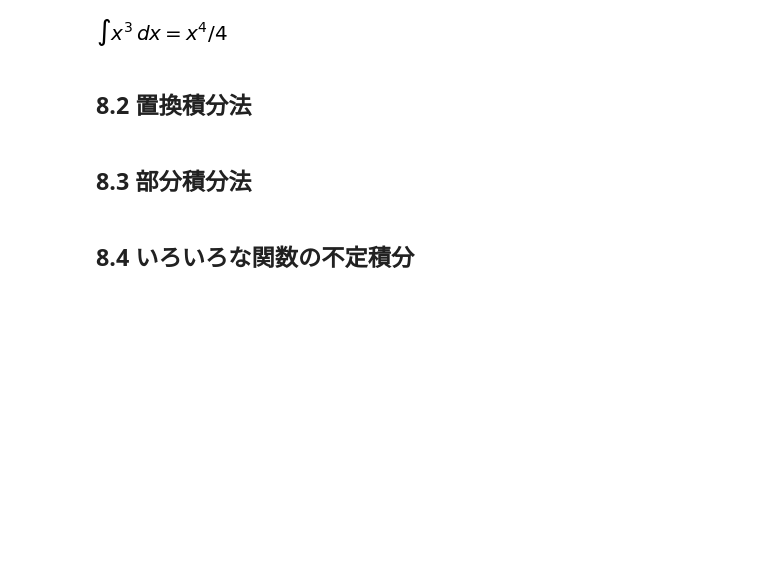
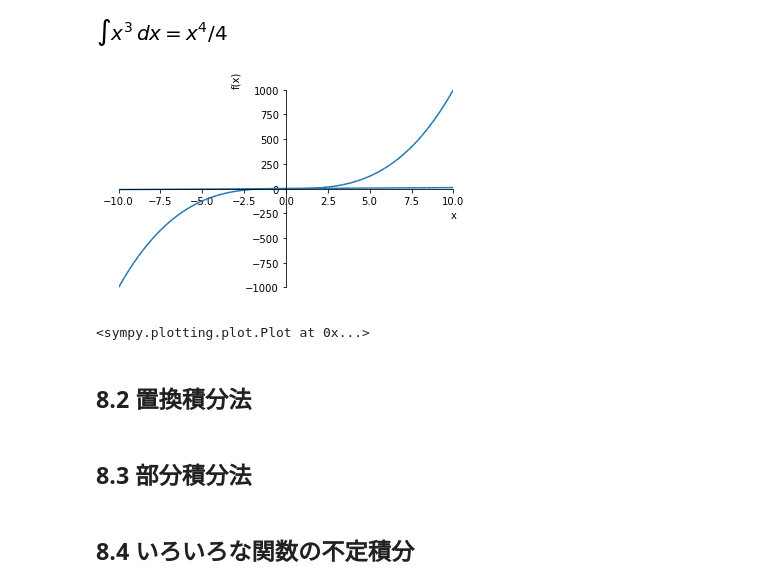
Before and after one commit to yaiwase/mathematics-for-technical-colleges, a Jupyter notebook: volume-02/section-08/item-08-01.ipynb, the cells around one changed output. Cells and saved outputs as stored; diff of their text form; code cells hidden in the pictures; blank space fills up the shorter version.

```diff
--- a/volume-02/section-08/item-08-01.ipynb
+++ b/volume-02/section-08/item-08-01.ipynb
@@ -43,6 +53,11 @@ F1 = x**3
 Eq(Integral(F1, x), sym.integrate(F1, x))
 # %% [output]
 [figure]
+# %%
+plot(x,F1)
+# %% [output]
+[figure, added]
+<sympy.plotting.plot.Plot at 0x...>
 # %% [markdown]
 ## 8.2 置換積分法
 # %% [markdown]
```
Also changed, not shown: parts of 2 cells of this notebook.
